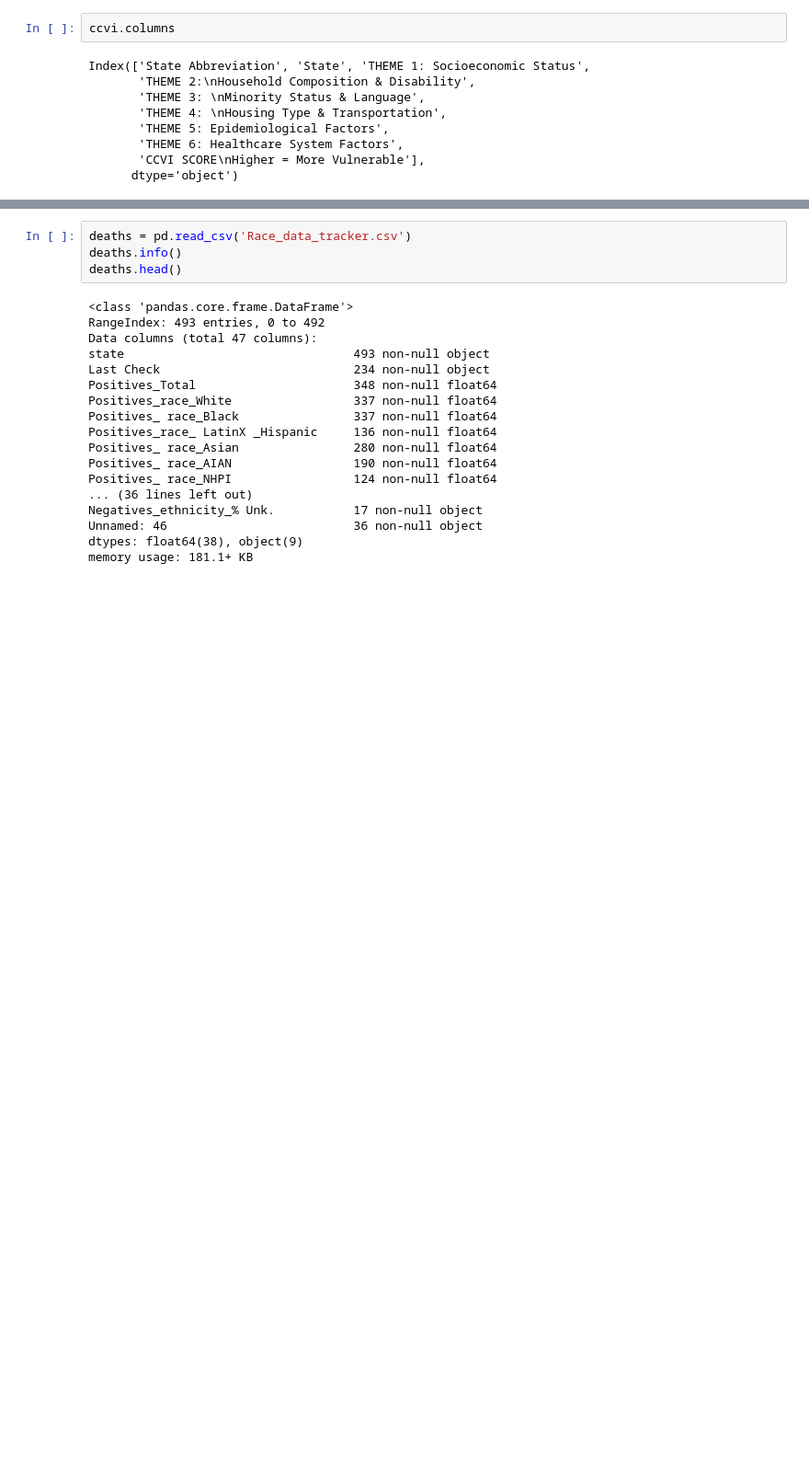
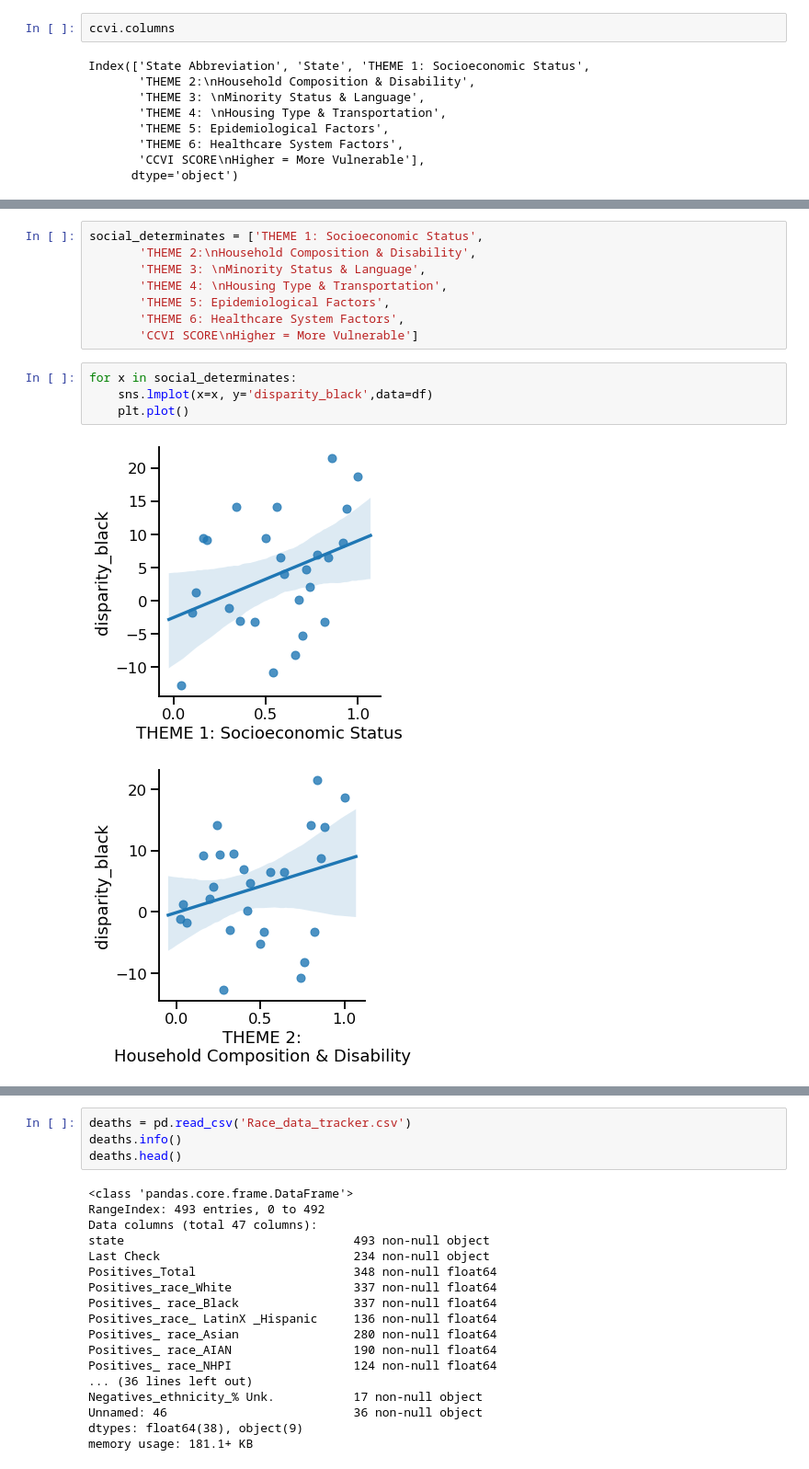
Before and after one commit to kmussar/covid19_datathon, a Jupyter notebook: KM_covid19_state_level_deaths_and_ccvi.ipynb, the cells around one changed output, grey strips where cells are left out. Shown at 92% size. Drawn from its saved outputs; the diff is of its cells as text; blank space fills up the shorter version.

```diff
--- a/KM_covid19_state_level_deaths_and_ccvi.ipynb
+++ b/KM_covid19_state_level_deaths_and_ccvi.ipynb
@@ -78,0 +259,15 @@ Index(['State Abbreviation', 'State', 'THEME 1: Socioeconomic Status',
+# %%
+social_determinates = ['THEME 1: Socioeconomic Status',
+       'THEME 2:\nHousehold Composition & Disability',
+       'THEME 3: \nMinority Status & Language',
+       'THEME 4: \nHousing Type & Transportation',
+       'THEME 5: Epidemiological Factors',
+       'THEME 6: Healthcare System Factors',
+       'CCVI SCORE\nHigher = More Vulnerable']
+# %%
+for x in social_determinates:
+    sns.lmplot(x=x, y='disparity_black',data=df)
+    plt.plot()
+# %% [output]
+[figure, added]
+[figure, added]
```
Also changed, not shown: parts of 44 cells of this notebook.
